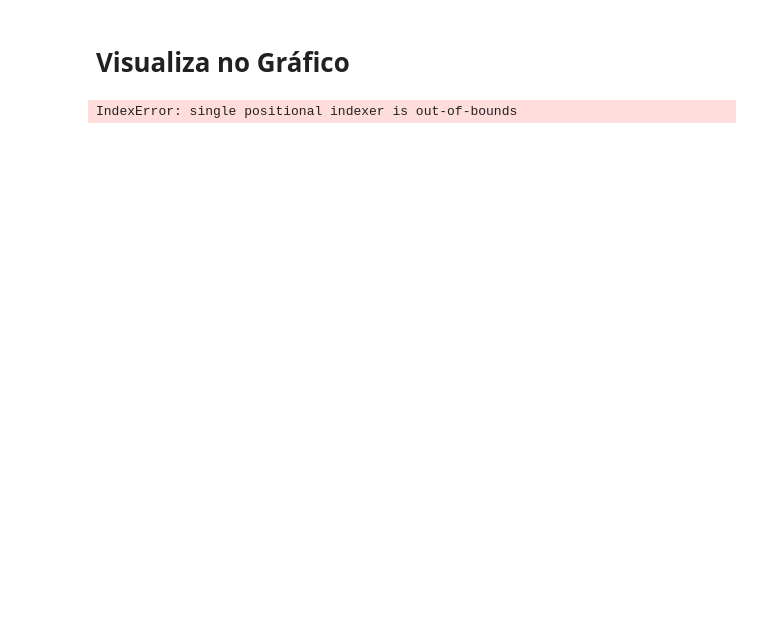
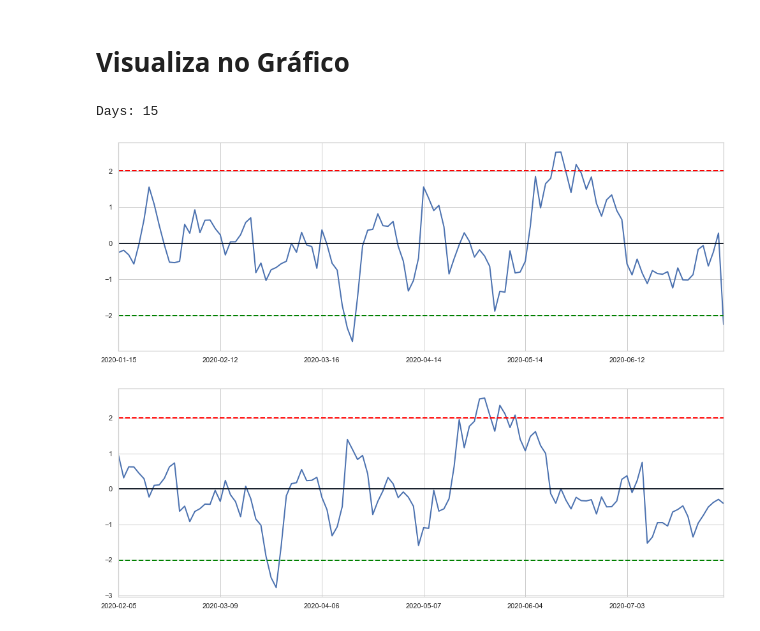
Before and after one commit to andreolvgomes/long-short-by-cointegration, a Jupyter notebook: BackTest.ipynb, the cells around one changed output. Saved outputs shown, nothing was run; the diff lists cells and outputs as text; code cells hidden in the pictures; blank space fills up the shorter version.

```diff
--- a/BackTest.ipynb
+++ b/BackTest.ipynb
@@ -299,25 +324,27 @@ Aberto: 0.0
 # %% [markdown]
 # Visualiza no Gráfico
 # %%
-index=4
+index=5
 oper = hist.iloc[index]
 day_start = oper['Ent. Data']
 day_end = oper['Sai. Data']
 
 test = data[data.index <= day_start]
 test_stop = data[data.index <= day_end]
 test_simu = data[(data.index >= day_start) & (data.index <= day_end)]
 
 print('Days: {}'.format(abs(len(test)-len(test_stop))))
 
 coef = mult.coefficients(test[y_symbol], test[x_symbol], period)
 if(coef_fixed==False):
     coef=None
 
 mult.plot_residue(mult.residue(test[y_symbol], test[x_symbol], period, coef))
 mult.plot_residue(mult.residue(test_stop[y_symbol], test_stop[x_symbol], period, coef))
 # %% [output]
-IndexError: single positional indexer is out-of-bounds
+Days: 15
+[figure, added]
+[figure, added]
 # %%
 test_simu[::-1][[y_symbol, x_symbol]].to_excel('datasets/backtest/backtest.xlsx')
 #test_simu[[y_symbol, x_symbol]].to_excel('datasets/backtest/backtest.xlsx')
```
Also changed, not shown: parts of 7 cells of this notebook, 6 other files.
